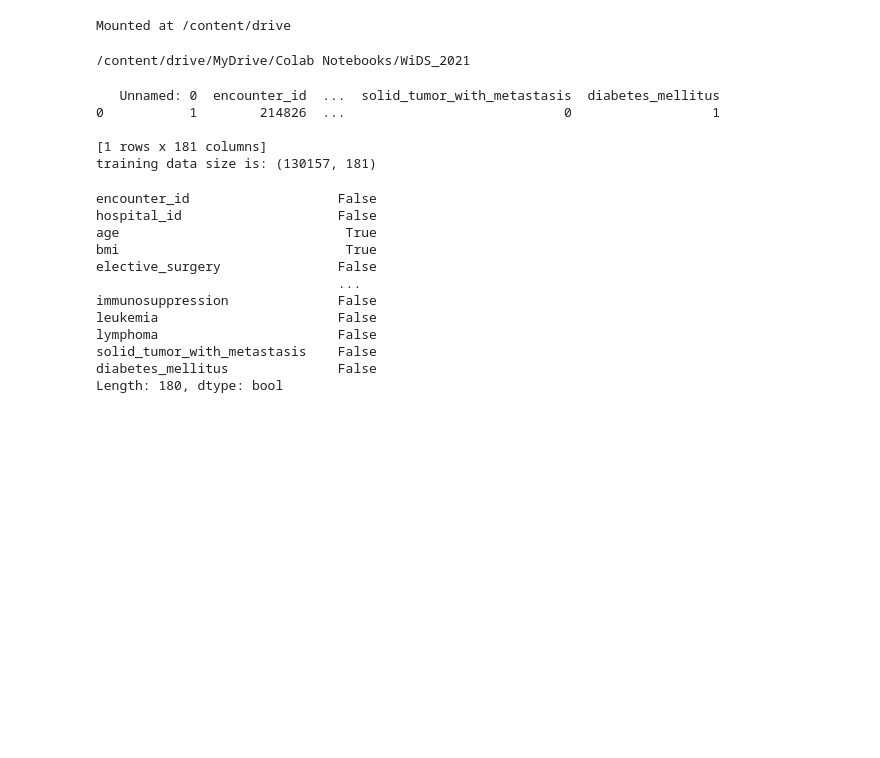
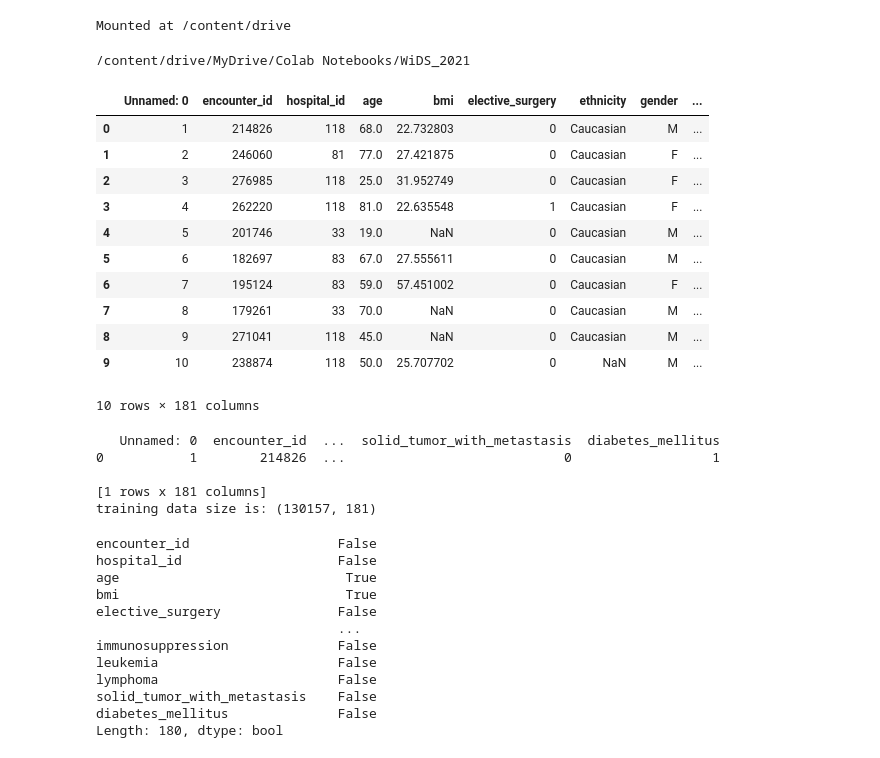
Before and after one commit to DaisyXinyiHe/diabetes_mellitus_predict, a Jupyter notebook: pre_processing.ipynb, the cells around one changed output. Cells and saved outputs as stored; diff of their text form; code cells hidden in the pictures; blank space fills up the shorter version.

```diff
--- a/pre_processing.ipynb
+++ b/pre_processing.ipynb
@@ -23,6 +23,21 @@ import pandas as pd
 # load training data
 
 training_data = pd.read_csv('TrainingWiDS2021.csv')
+# %%
+training_data.head(10)
+# %% [output]
+|  | Unnamed: 0 | encounter_id | hospital_id | age | bmi | elective_surgery | ethnicity | gender | ... |
+| 0 | 1 | 214826 | 118 | 68.0 | 22.732803 | 0 | Caucasian | M | ... |
+| 1 | 2 | 246060 | 81 | 77.0 | 27.421875 | 0 | Caucasian | F | ... |
+| 2 | 3 | 276985 | 118 | 25.0 | 31.952749 | 0 | Caucasian | F | ... |
+| 3 | 4 | 262220 | 118 | 81.0 | 22.635548 | 1 | Caucasian | F | ... |
+| 4 | 5 | 201746 | 33 | 19.0 | NaN | 0 | Caucasian | M | ... |
+| 5 | 6 | 182697 | 83 | 67.0 | 27.555611 | 0 | Caucasian | M | ... |
+| 6 | 7 | 195124 | 83 | 59.0 | 57.451002 | 0 | Caucasian | F | ... |
+| 7 | 8 | 179261 | 33 | 70.0 | NaN | 0 | Caucasian | M | ... |
+| 8 | 9 | 271041 | 118 | 45.0 | NaN | 0 | Caucasian | M | ... |
+| 9 | 10 | 238874 | 118 | 50.0 | 25.707702 | 0 | NaN | M | ... |
+10 rows × 181 columns
 # %%
 # Explore dataset
 print(training_data.head(1))
```
Also changed, not shown: parts of 3 cells of this notebook.
